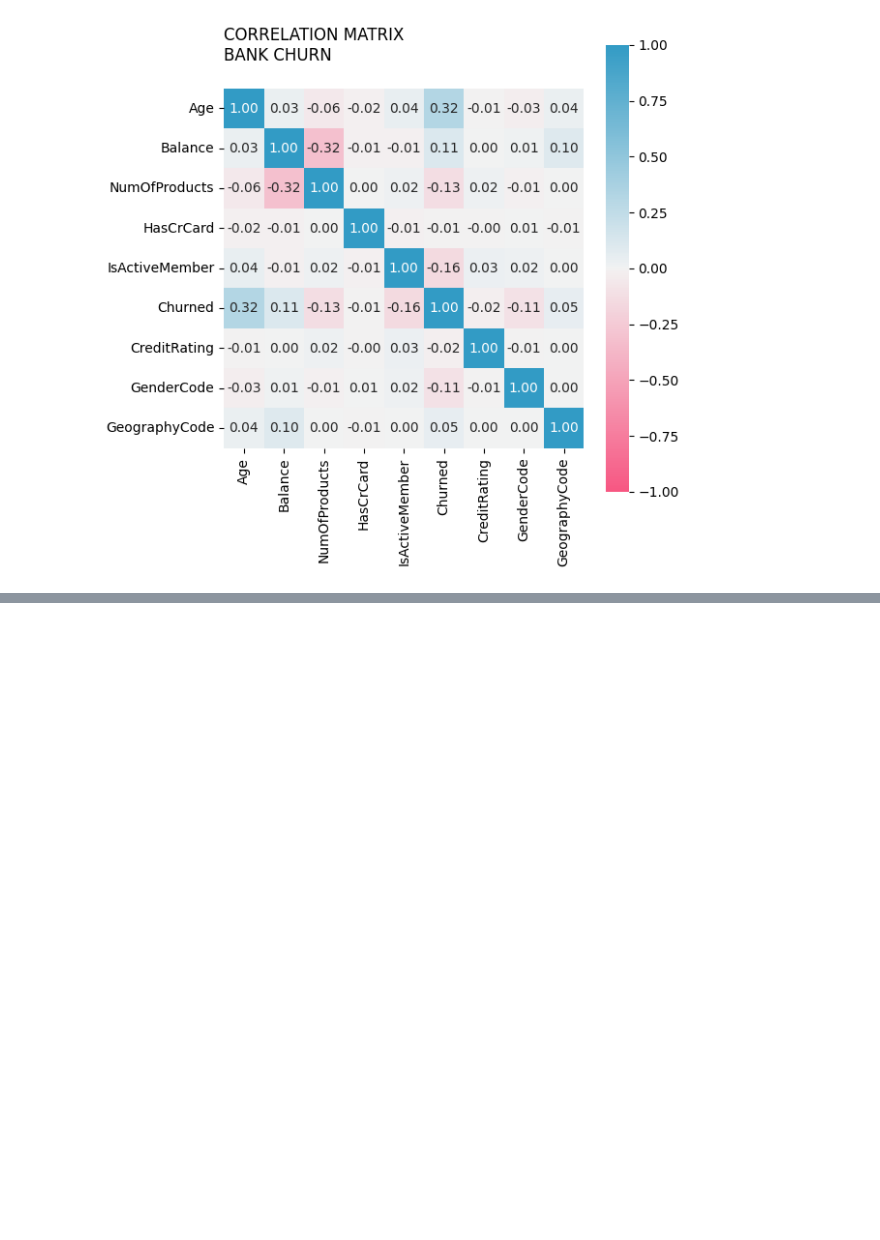
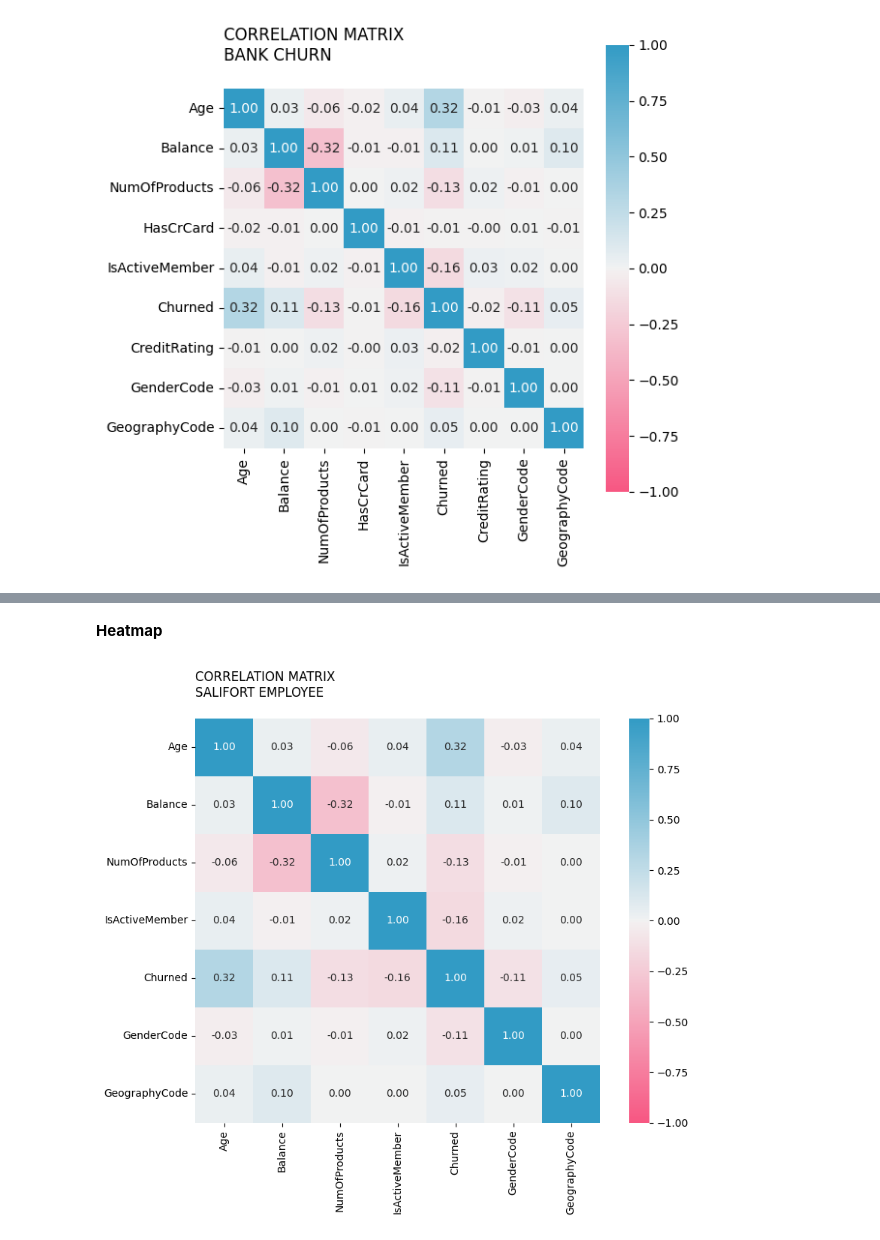
Before and after one commit to aprilhong/bankchurn, a Jupyter notebook: bank_churn_notebook.ipynb, the cells around one changed output, grey strips where cells are left out. Saved outputs shown, nothing was run; the diff lists cells and outputs as text; code cells hidden in the pictures; blank space fills up the shorter version.

```diff
--- a/bank_churn_notebook.ipynb
+++ b/bank_churn_notebook.ipynb
@@ -982,0 +1226,26 @@ most likely drop
+# %% [markdown]
+**Heatmap**
+# %%
+# Create heatmap to check correlation between variables
+plt.figure(figsize=(10, 7))
+
+# color map
+cmap = sns.diverging_palette(0, 230, 90, 60, as_cmap=True)
+
+# If not dropping any variables use df.corr()
+sns.heatmap(df_model.corr(method='spearman'),
+            square=True,
+            fmt=".2f",
+            annot=True,
+            vmin = -1,
+            vmax = 1,
+            cmap=cmap)
+
+# title
+title = 'CORRELATION MATRIX\nSALIFORT EMPLOYEE\n'
+plt.title(title, loc='left', fontsize=12)
+
+# Display plot
+plt.show()
+# %% [output]
+[figure, added]
```
Also changed, not shown: parts of 97 cells of this notebook.
